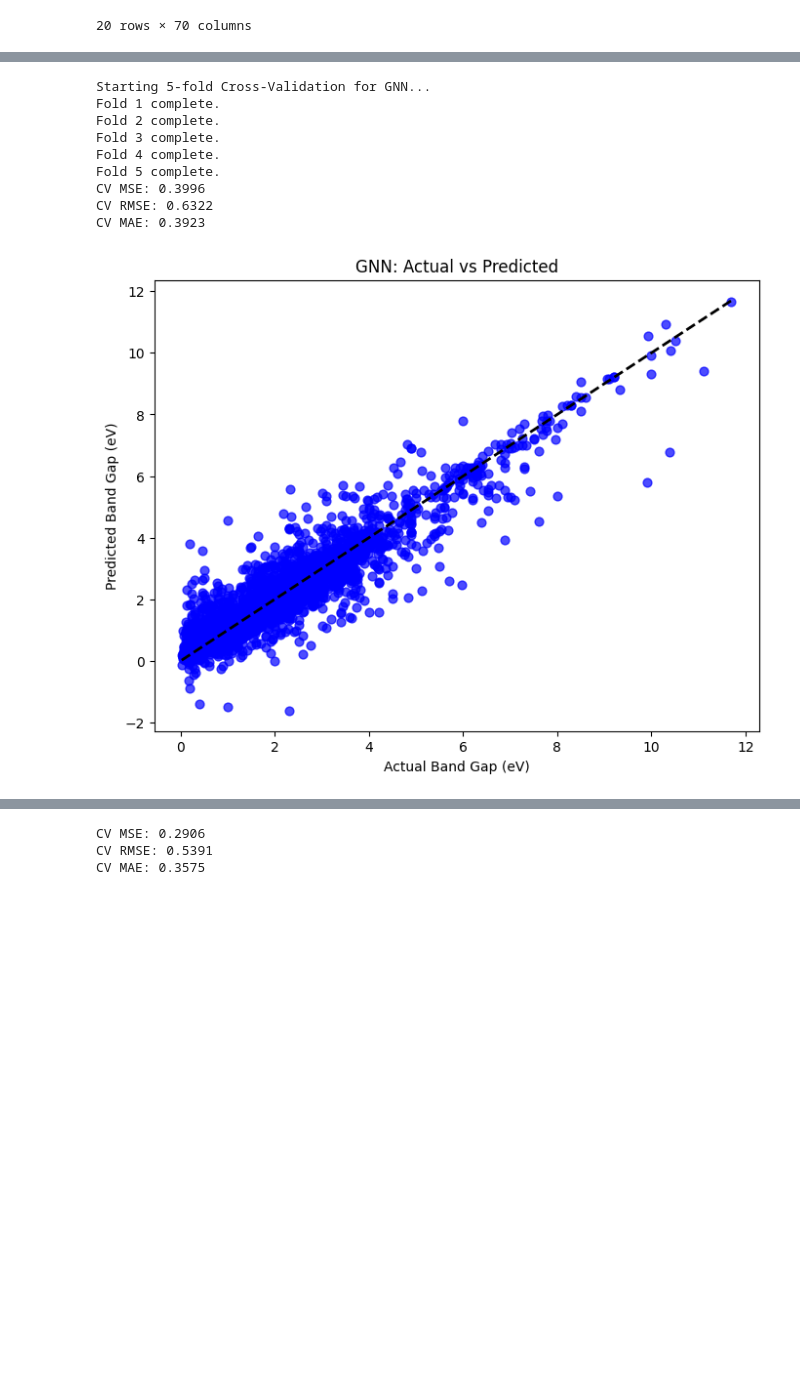
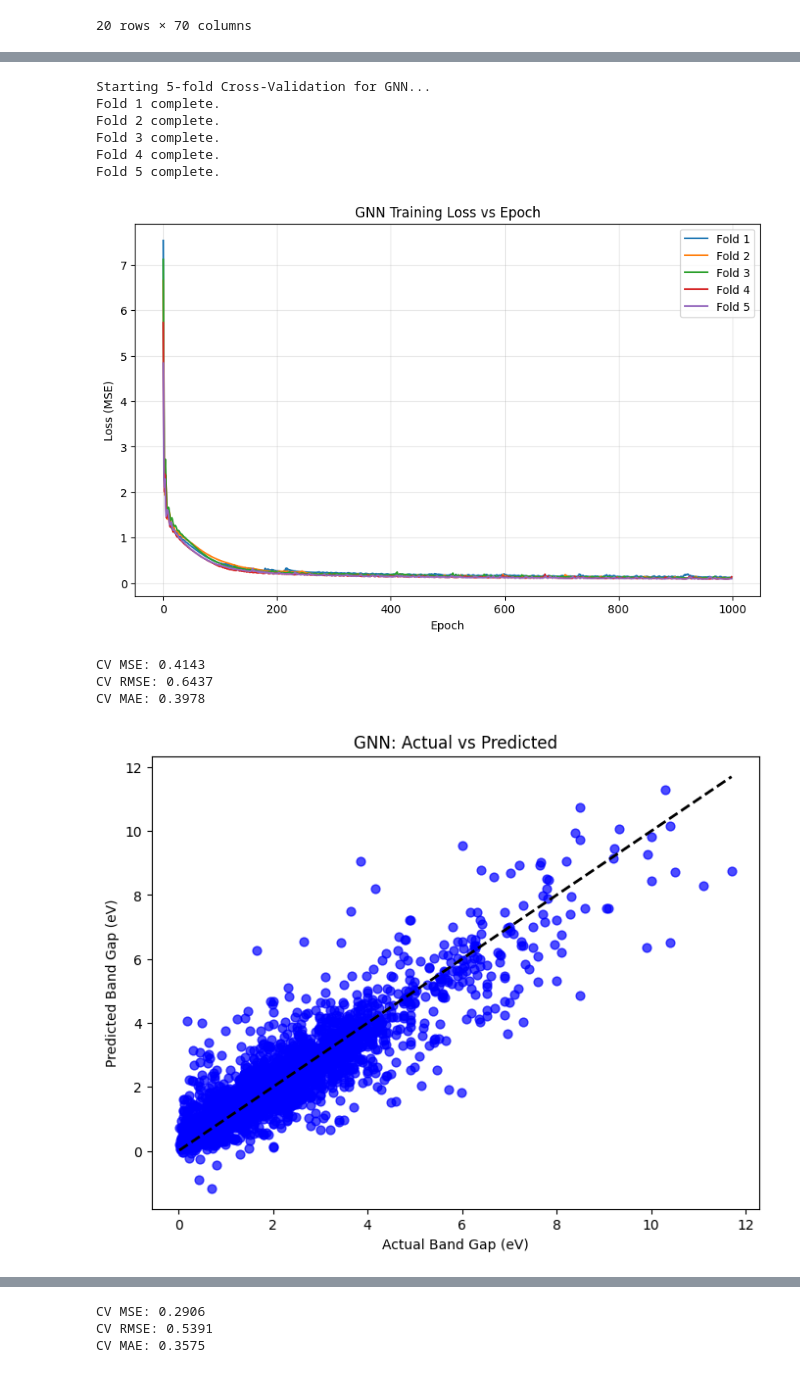
Before and after one commit to sivasathyaseeelan/BandGapPredict, a Jupyter notebook: prediction.ipynb, the cells around one changed output, grey strips where cells are left out. Cells and saved outputs as stored; diff of their text form; code cells hidden in the pictures; blank space fills up the shorter version.

```diff
--- a/prediction.ipynb
+++ b/prediction.ipynb
@@ -408,6 +408,7 @@ class ANNModel(nn.Module):
 
 # 3. 5-Fold Cross-Validation Loop
 kf = KFold(n_splits=5, shuffle=True, random_state=42)
+history = [] # To store losses for each fold over all epochs
 
 print("Starting 5-fold Cross-Validation for ANN...")
 for fold, (train_idx, test_idx) in enumerate(kf.split(X), 1):
@@ -424,11 +425,15 @@ for fold, (train_idx, test_idx) in enumerate(kf.split(X), 1):
 
     # Train
     fold_model.train()
+    fold_losses = [] # Track losses for the current fold
     for epoch in range(1000):
         optimizer.zero_grad()
         loss = criterion(fold_model(X_train_fold), y_train_fold)
         loss.backward()
         optimizer.step()
+        fold_losses.append(loss.item())
+
+    history.append(fold_losses)
 
     # Predict
     fold_model.eval()
@@ -436,7 +441,18 @@ for fold, (train_idx, test_idx) in enumerate(kf.split(X), 1):
         y_hat_ann[test_idx] = fold_model(X_test_fold).numpy().flatten()
     print(f"Fold {fold} complete.")
 
-# 4. Metrics and Plot
+# Plot training loss vs epoch for all 5 folds
+plt.figure(figsize=(10, 6))
+for i, losses in enumerate(history):
+    plt.plot(losses, label=f'Fold {i+1}')
+plt.title("ANN Training Loss vs Epoch")
+plt.xlabel("Epoch")
+plt.ylabel("Loss (MSE)")
+plt.legend()
+plt.grid(True, alpha=0.3)
+plt.show()
+
+# 4. Metrics and Final Result Plot
 mse = mean_squared_error(y, y_hat_ann)
 mae = mean_absolute_error(y, y_hat_ann)
 rmse = np.sqrt(mse)
@@ -551,7 +592,7 @@ import torch.nn.functional as F
 from sklearn.model_selection import KFold
 from sklearn.preprocessing import StandardScaler
 from sklearn.metrics import mean_squared_error, mean_absolute_error
-from sklearn.neighbors import kneighbors_graph # Replacement for torch-cluster
+from sklearn.neighbors import kneighbors_graph
 import numpy as np
 import matplotlib.pyplot as plt
 
@@ -562,7 +603,7 @@ X_scaled_gnn = scaler_gnn.fit_transform(X)
 x_tensor_gnn = torch.tensor(X_scaled_gnn, dtype=torch.float32)
 y_tensor_gnn = torch.tensor(y, dtype=torch.float32).view(-1, 1)
 
-# Build edge_index using scikit-learn (works without torch-cluster)
+# Build edge_index using scikit-learn
 adj_matrix = kneighbors_graph(X_scaled_gnn, n_neighbors=5, mode='connectivity', include_self=True)
 adj_matrix = adj_matrix.tocoo()
 row = torch.from_numpy(adj_matrix.row).to(torch.long)
@@ -586,6 +627,7 @@ class GNNModel(torch.nn.Module):
 
 # 3. 5-Fold Cross-Validation Loop
 kf = KFold(n_splits=5, shuffle=True, random_state=42)
+gnn_history = [] # To store losses for each fold
 
 print("Starting 5-fold Cross-Validation for GNN...")
 for fold, (train_idx, test_idx) in enumerate(kf.split(range(len(y))), 1):
@@ -598,46 +640,62 @@ for fold, (train_idx, test_idx) in enumerate(kf.split(range(len(y))), 1):
     optimizer = torch.optim.Adam(gnn_fold_model.parameters(), lr=0.01)
 
     gnn_fold_model.train()
+    fold_losses = []
     for epoch in range(1000):
         optimizer.zero_grad()
         out = gnn_fold_model(x_tensor_gnn, edge_index)
         loss = F.mse_loss(out[train_mask], y_tensor_gnn[train_mask])
         loss.backward()
         optimizer.step()
+        fold_losses.append(loss.item())
+
+    gnn_history.append(fold_losses)
 
     gnn_fold_model.eval()
     with torch.no_grad():
         out = gnn_fold_model(x_tensor_gnn, edge_index)
         y_hat_gnn[test_idx] = out[test_mask].numpy().flatten()
     print(f"Fold {fold} complete.")
+
+# Plot training loss for all 5 folds
+plt.figure(figsize=(10, 6))
+for i, losses in enumerate(gnn_history):
+    plt.plot(losses, label=f'Fold {i+1}')
+plt.title("GNN Training Loss vs Epoch")
+plt.xlabel("Epoch")
+plt.ylabel("Loss (MSE)")
+plt.legend()
+plt.grid(True, alpha=0.3)
+plt.show()
 
 # 4. Metrics and Plot
 mse = mean_squared_error(y, y_hat_gnn)
 mae = mean_absolute_error(y, y_hat_gnn)
 rmse = np.sqrt(mse)
 
 print(f"CV MSE: {mse:.4f}")
 print(f"CV RMSE: {rmse:.4f}")
 print(f"CV MAE: {mae:.4f}")
 
 plt.figure(figsize=(8, 6))
-plt.scatter(y, y_hat_ann, s=40, color='blue', alpha=0.7)
+plt.scatter(y, y_hat_gnn, s=40, color='blue', alpha=0.7) # Fixed to use y_hat_gnn
 plt.plot([min(y), max(y)], [min(y), max(y)], color='black', linestyle='--', linewidth=2)
 plt.title("GNN: Actual vs Predicted")
 plt.xlabel("Actual Band Gap (eV)")
 plt.ylabel("Predicted Band Gap (eV)")
 plt.show()
 # %% [output]
 Starting 5-fold Cross-Validation for GNN...
 Fold 1 complete.
 Fold 2 complete.
 Fold 3 complete.
 Fold 4 complete.
 Fold 5 complete.
-CV MSE: 0.3996
-CV RMSE: 0.6322
-CV MAE: 0.3923
-[figure, old version]
+[figure, new version]
+CV MSE: 0.4143
+CV RMSE: 0.6437
+CV MAE: 0.3978
+[figure, added]
 # %%
 bg_data_cleaned["band_gap predicted"] = y_hat_gnn
 bg_data_cleaned['percentage_error'] = (bg_data_cleaned["gap expt"] - bg_data_cleaned['band_gap predicted']).abs()/bg_data_cleaned['gap expt'] * 100
```
Also changed, not shown: parts of 5 cells of this notebook.
